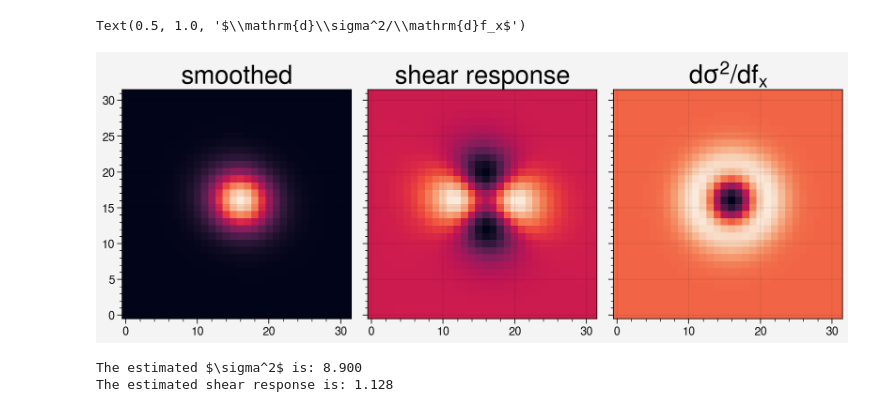
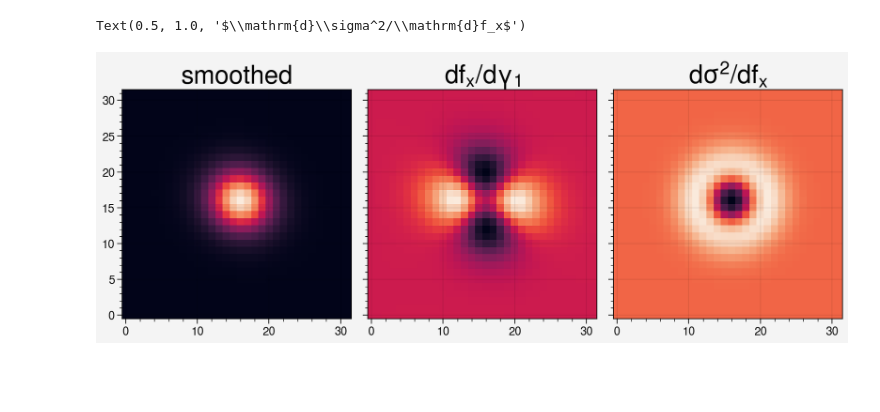
Before and after one commit to mr-superonion/FPFS_notebooks, a Jupyter notebook: 4_model_fitting/1_adaptive_size.ipynb, the cells around one changed output. Cells and saved outputs as stored; diff of their text form; code cells hidden in the pictures; blank space fills up the shorter version.

Commit message:
update on desc-shear

```diff
--- a/4_model_fitting/1_adaptive_size.ipynb
+++ b/4_model_fitting/1_adaptive_size.ipynb
@@ -109,26 +119,13 @@ The estimated shear response is: 0.704
 # %%
 pplt.close()
 fig, axs = pplt.subplots(ncols=3, nrows=1)
 axs[0].imshow(im_sm, origin="lower", cmap="rocket")
 axs[0].set_title("smoothed", fontsize = 20)
 axs[1].imshow(im_sr, origin="lower", cmap="rocket")
-axs[1].set_title("shear response", fontsize = 20)
+axs[1].set_title("$\mathrm{d}f_x/\mathrm{d} \gamma_1$", fontsize = 20)
 
 axs[2].imshow(dsigma2_dimsm, origin="lower", cmap="rocket")
 axs[2].set_title("$\mathrm{d}\sigma^2/\mathrm{d}f_x$", fontsize = 20)
 # %% [output]
 Text(0.5, 1.0, '$\\mathrm{d}\\sigma^2/\\mathrm{d}f_x$')
-[figure, old version]
+[figure, new version]
-# %%
-obj_2 = obj.shear(g1=0.03)
-im_2 = obj_2.shift(0.5,0.5).drawImage(nx=ngrid, ny=ngrid, scale=1).array
-
-im_sm_2 = get_smooth_img(im_2)
-im_sr_2 = get_shear_response(im_2)
-sigma2_2, dsigma2_dimsm_2 = vg(im_sm_2)
-dsigma2_dg_2 = jnp.sum(dsigma2_dimsm_2*im_sr_2)
-print(r"The estimated $\sigma^2$ is: %.3f" %sigma2_2)
-print("The estimated shear response is: %.3f" % dsigma2_dg_2)
-# %% [output]
-The estimated $\sigma^2$ is: 8.900
-The estimated shear response is: 1.128
```
Also changed, not shown: parts of 8 cells of this notebook.
